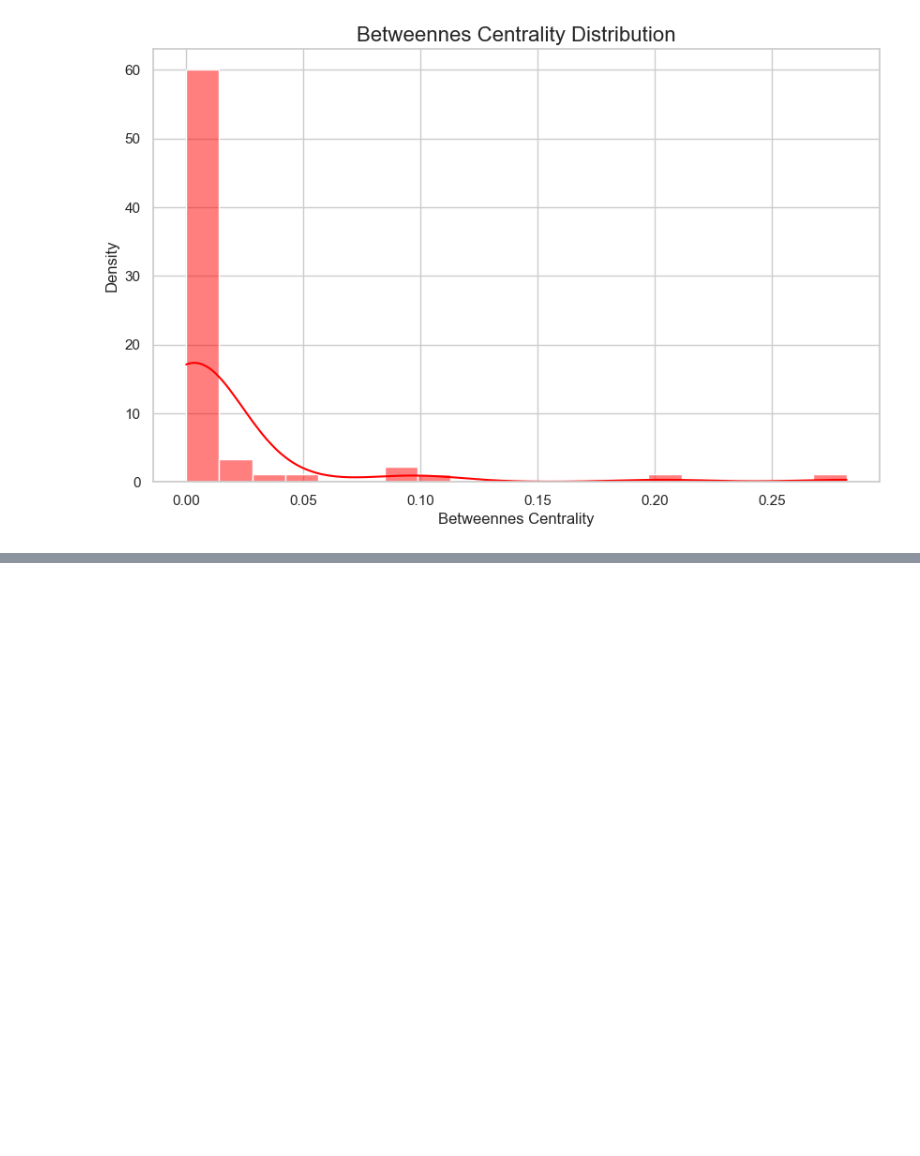
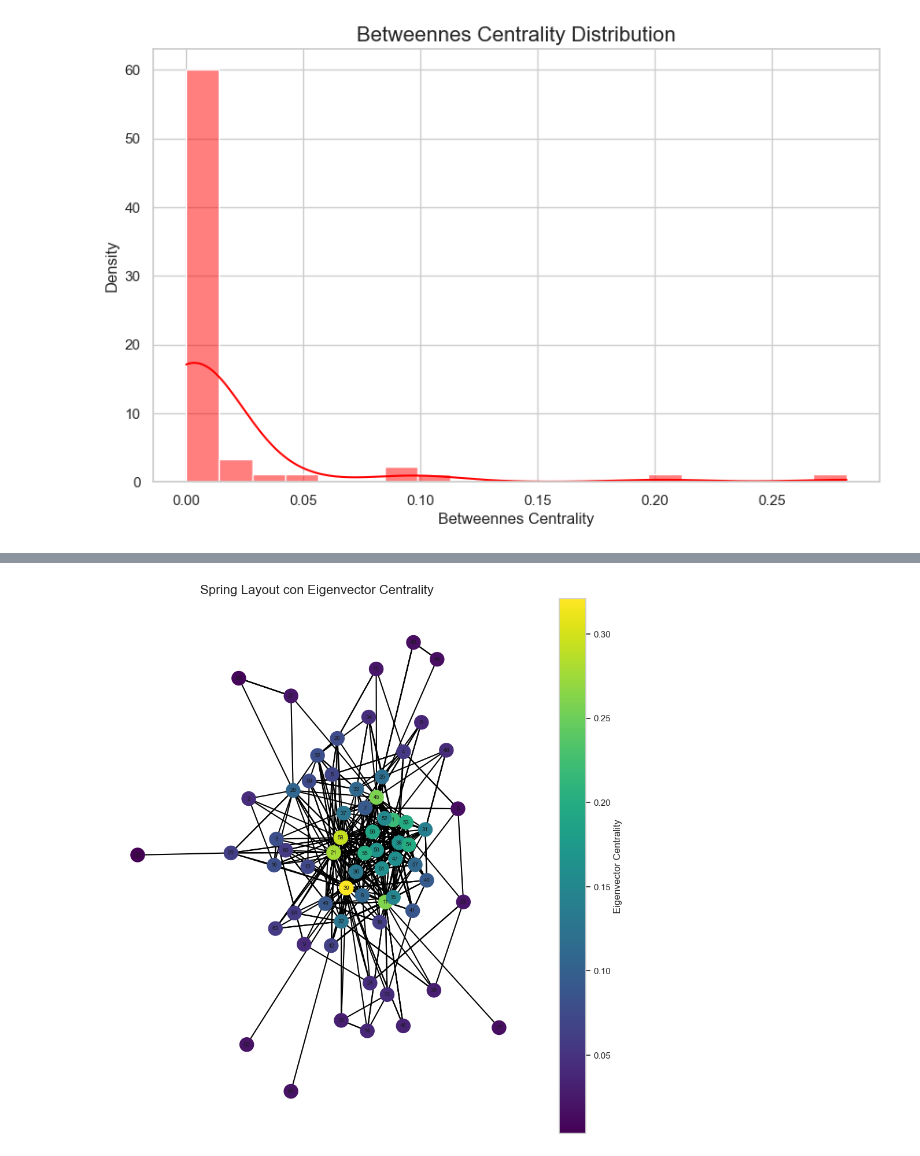
Before and after one commit to Giansimone-Coccia/Social_Network_Analysis, a Jupyter notebook: preprocessing.ipynb, the cells around one changed output, grey strips where cells are left out. Saved outputs shown, nothing was run; the diff lists cells and outputs as text; code cells hidden in the pictures; blank space fills up the shorter version.

```diff
--- a/preprocessing.ipynb
+++ b/preprocessing.ipynb
@@ -579,0 +639,42 @@ plt.show()
+# %%
+# Normalizzare i valori di centralità per mappare i colori (da 0 a 1)
+eigen_v_values = list(eigen_v.values())
+max_centrality = max(eigen_v_values)
+min_centrality = min(eigen_v_values)
+normalized_centrality = [(centrality - min_centrality) / (max_centrality - min_centrality) for centrality in eigen_v_values]
+
+# Creare una mappa di colori (colormap)
+# Puoi scegliere altre colormap come 'coolwarm', 'plasma', 'inferno', etc.
+colormap = plt.cm.viridis  # Colormap per colorare i nodi
+node_colors = [colormap(value) for value in normalized_centrality]
+
+# Spring layout (posizionamento dei nodi)
+pos = nx.spring_layout(G, seed=42)
+
+# Disegnare il grafo
+plt.figure(figsize=(12, 12))
+ax = plt.gca()  # Ottieni l'axes corrente
+
+# Disegnare i nodi con colori basati sulla degree centrality
+nodes = nx.draw_networkx_nodes(G, pos, node_size=300, node_color=node_colors, ax=ax)
+
+# Disegnare gli archi con colori differenti per ciascun tipo
+nx.draw_networkx_edges(G, pos, edgelist=e_3, edge_color='black', width=1.5, ax=ax)
+nx.draw_networkx_edges(G, pos, edgelist=e_2, edge_color='black', width=1.5, ax=ax)
+nx.draw_networkx_edges(G, pos, edgelist=e_0, edge_color='black', width=1.5, ax=ax)
+nx.draw_networkx_edges(G, pos, edgelist=e_n3, edge_color='black', width=1.5, ax=ax)
+
+# Etichette dei nodi
+nx.draw_networkx_labels(G, pos, font_size=7, font_family='sans-serif', ax=ax)
+
+# Aggiungere una barra dei colori per rappresentare la degree centrality
+sm = plt.cm.ScalarMappable(cmap=colormap, norm=plt.Normalize(vmin=min_centrality, vmax=max_centrality))
+sm.set_array([])  # Necessario per il corretto funzionamento
+plt.colorbar(sm, ax=ax, label='Eigenvector Centrality')
+
+# Titolo e visualizzazione del grafico
+plt.title("Spring Layout con Eigenvector Centrality", fontsize=16)
+plt.axis('off')  # Nascondere gli assi
+plt.show()
+# %% [output]
+[figure, added]
```
Also changed, not shown: parts of 5 cells of this notebook.
